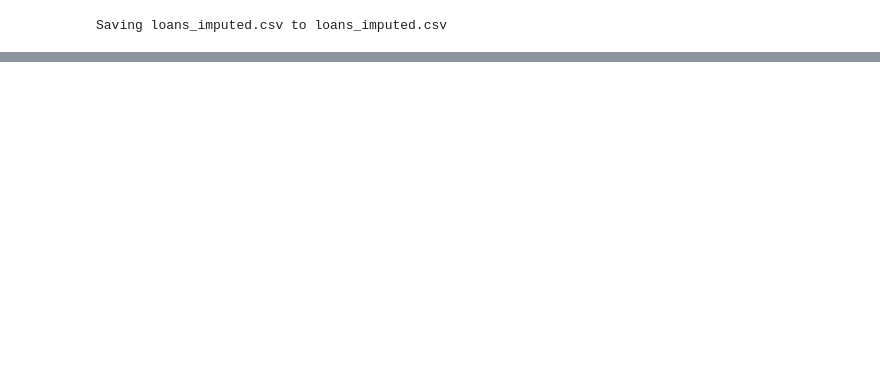
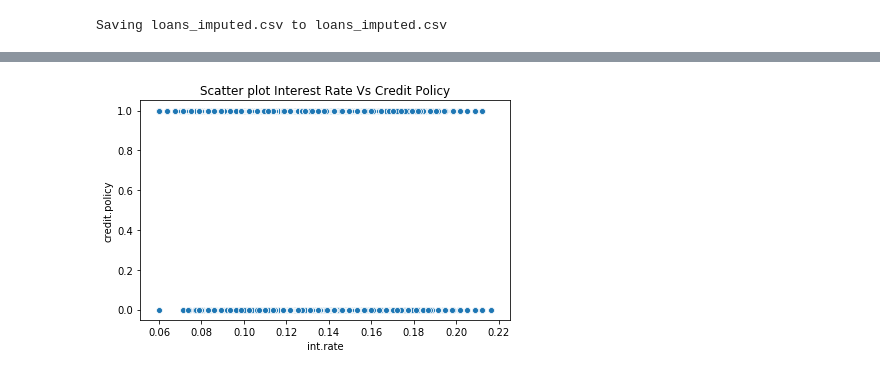
Before and after one commit to Praveennandhi13/Python_ML_Day1, a Jupyter notebook: Praveen_Training.ipynb, the cells around one changed output, grey strips where cells are left out. Saved outputs shown, nothing was run; the diff lists cells and outputs as text; code cells hidden in the pictures; blank space fills up the shorter version.

```diff
--- a/Praveen_Training.ipynb
+++ b/Praveen_Training.ipynb
@@ -773,0 +839,14 @@ Saving loans_imputed.csv to loans_imputed.csv
+# %%
+# Scatter plot between
+
+sns.scatterplot(x=loans_imputed_df['int.rate'] , y = loans_imputed_df['credit.policy'], ci= 95)
+
+corcoef = np.corrcoef(loans_imputed_df['int.rate'], loans_imputed_df['credit.policy'])[0,1]
+
+#text_cc='\n\n\n\ncorrelation coefficient is %1.4f'%corcoef
+plt.title('Scatter plot Interest Rate Vs Credit Policy')
+#plt.suptitle(text_cc)
+plt.gcf().tight_layout()
+plt.show()
+# %% [output]
+[figure, added]
```
Also changed, not shown: parts of 23 cells of this notebook.
